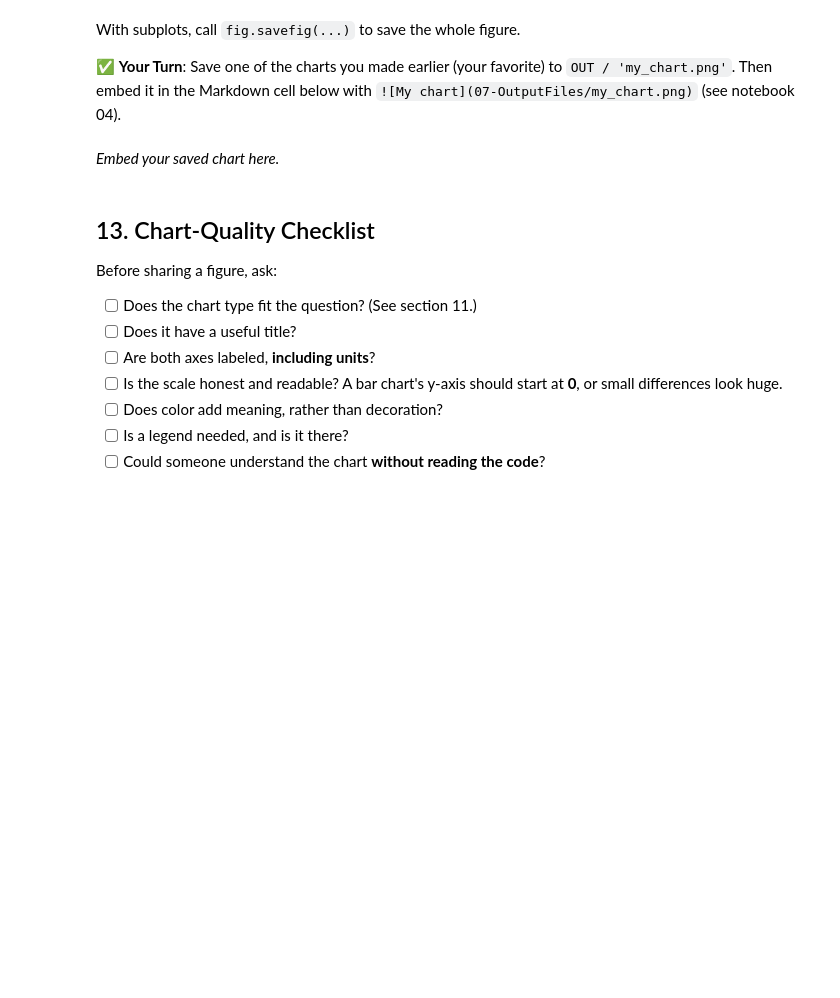
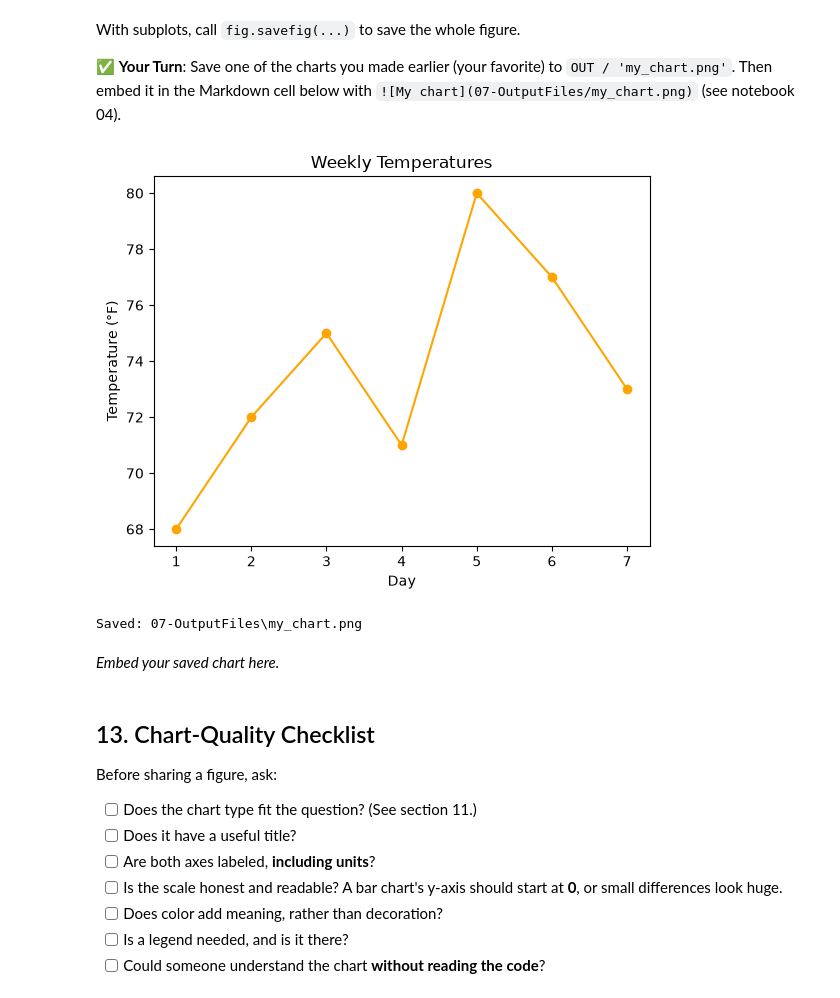
Before and after one commit to vicky04edx/3603-data-science-Heredia, a Jupyter notebook: Work/05-Foundations/07-plotting_basics.ipynb, the cells around one changed output. Saved outputs shown, nothing was run; the diff lists cells and outputs as text; code cells hidden in the pictures; blank space fills up the shorter version.

Commit message:
update/saved changes

```diff
--- a/Work/05-Foundations/07-plotting_basics.ipynb
+++ b/Work/05-Foundations/07-plotting_basics.ipynb
@@ -703,6 +703,22 @@ With subplots, call `fig.savefig(...)` to save the whole figure.
 ✅ **Your Turn**: Save one of the charts you made earlier (your favorite) to `OUT / 'my_chart.png'`. Then embed it in the Markdown cell below with `![My chart](07-OutputFiles/my_chart.png)` (see notebook 04).
 # %%
 # Your turn here
+days = np.arange(1, 8)
+
+plt.plot(days, week_temps, color='orange', marker='o')
+
+plt.title('Weekly Temperatures')
+plt.xlabel('Day')
+plt.ylabel('Temperature (°F)')
+
+plt.savefig(OUT / 'my_chart.png', dpi=300, bbox_inches='tight')
+
+plt.show()
+
+print('Saved:', OUT / 'my_chart.png')
+# %% [output]
+[figure, added]
+Saved: 07-OutputFiles\my_chart.png
 # %% [markdown]
 *Embed your saved chart here.*
 # %% [markdown]
```
Also changed, not shown: parts of 10 cells of this notebook, 2 other files.
